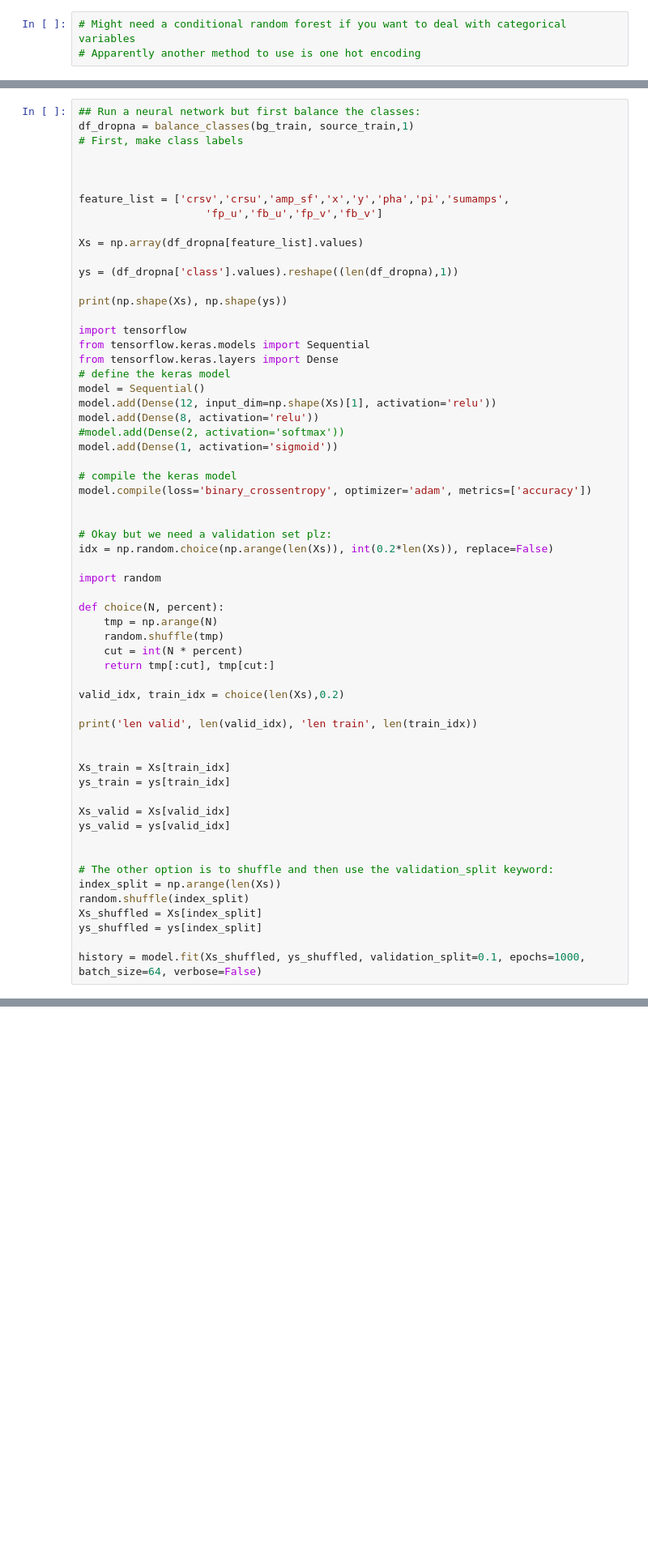
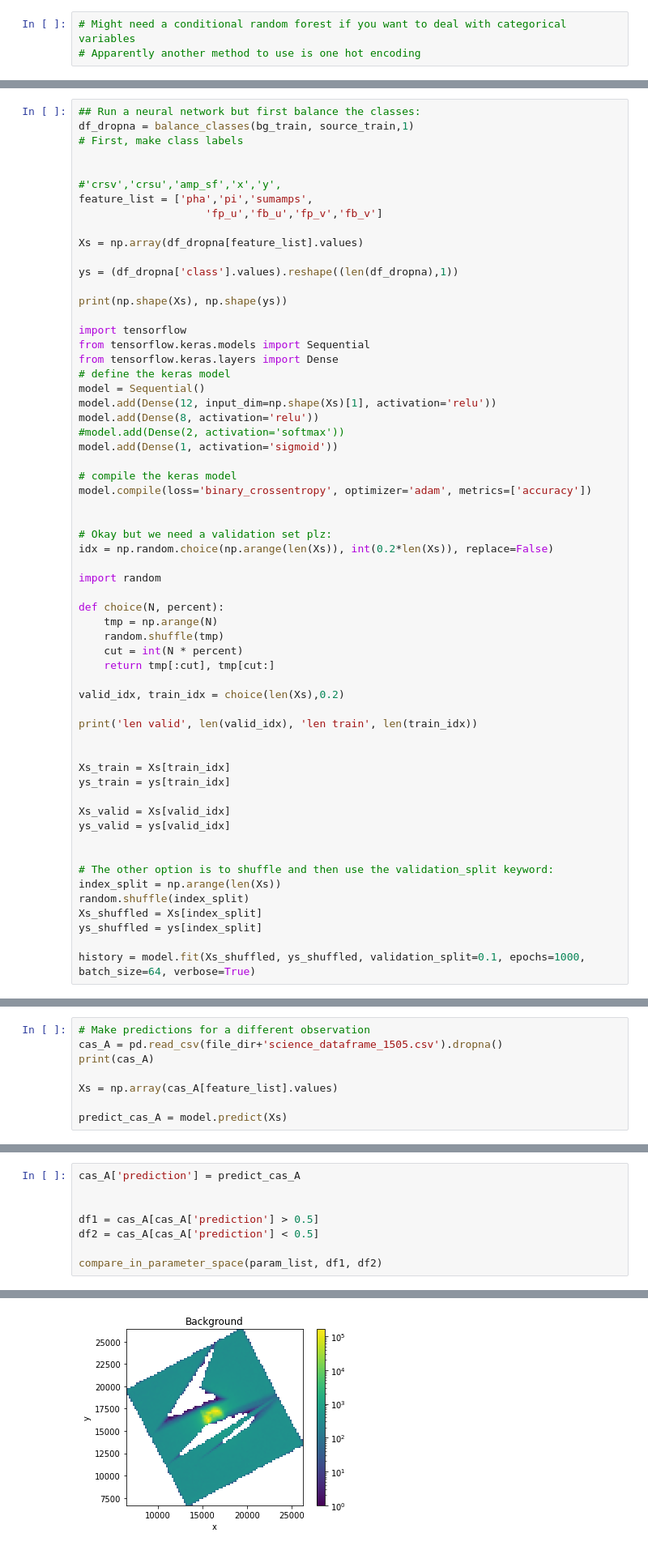
Before and after one commit to beckynevin/EVE, a Jupyter notebook: notebooks/Classify_source_excised.ipynb, the cells around one changed output, grey strips where cells are left out. Shown at 81% size. Cells and saved outputs as stored; diff of their text form; blank space fills up the shorter version.

```diff
--- a/notebooks/Classify_source_excised.ipynb
+++ b/notebooks/Classify_source_excised.ipynb
@@ -288,8 +294,8 @@ df_dropna = balance_classes(bg_train, source_train,1)
 # First, make class labels
 
 
-
-feature_list = ['crsv','crsu','amp_sf','x','y','pha','pi','sumamps',
+#'crsv','crsu','amp_sf','x','y',
+feature_list = ['pha','pi','sumamps',
                     'fp_u','fb_u','fp_v','fb_v']
 
 Xs = np.array(df_dropna[feature_list].values)
@@ -341,5 +347,5 @@ random.shuffle(index_split)
 Xs_shuffled = Xs[index_split]
 ys_shuffled = ys[index_split]
 
-history = model.fit(Xs_shuffled, ys_shuffled, validation_split=0.1, epochs=1000, batch_size=64, verbose=False)
+history = model.fit(Xs_shuffled, ys_shuffled, validation_split=0.1, epochs=1000, batch_size=64, verbose=True)
 # %% [output]
@@ -365,0 +385,8 @@ model.predict
+# %%
+# Make predictions for a different observation
+cas_A = pd.read_csv(file_dir+'science_dataframe_1505.csv').dropna()
+print(cas_A)
+
+Xs = np.array(cas_A[feature_list].values)
+
+predict_cas_A = model.predict(Xs)
@@ -365,0 +411,9 @@ model.predict
+# %%
+cas_A['prediction'] = predict_cas_A
+
+
+df1 = cas_A[cas_A['prediction'] > 0.5]
+df2 = cas_A[cas_A['prediction'] < 0.5]
+
+compare_in_parameter_space(param_list, df1, df2)
+# %% [output]
@@ -365,0 +422 @@ model.predict
+[figure, added]
```
Also changed, not shown: parts of 7 cells of this notebook.
